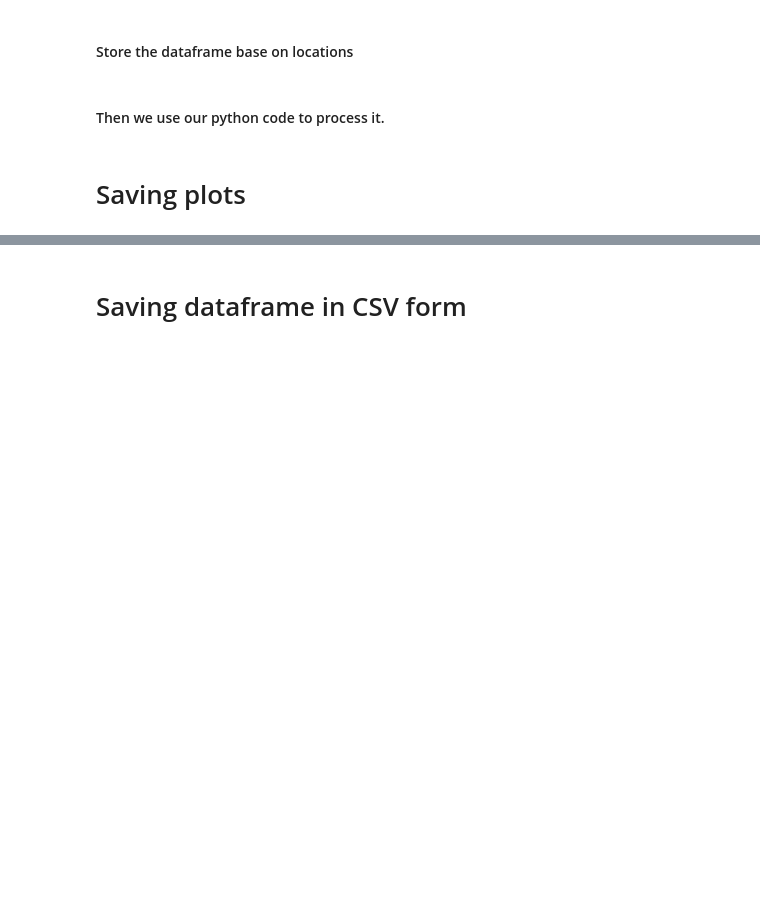
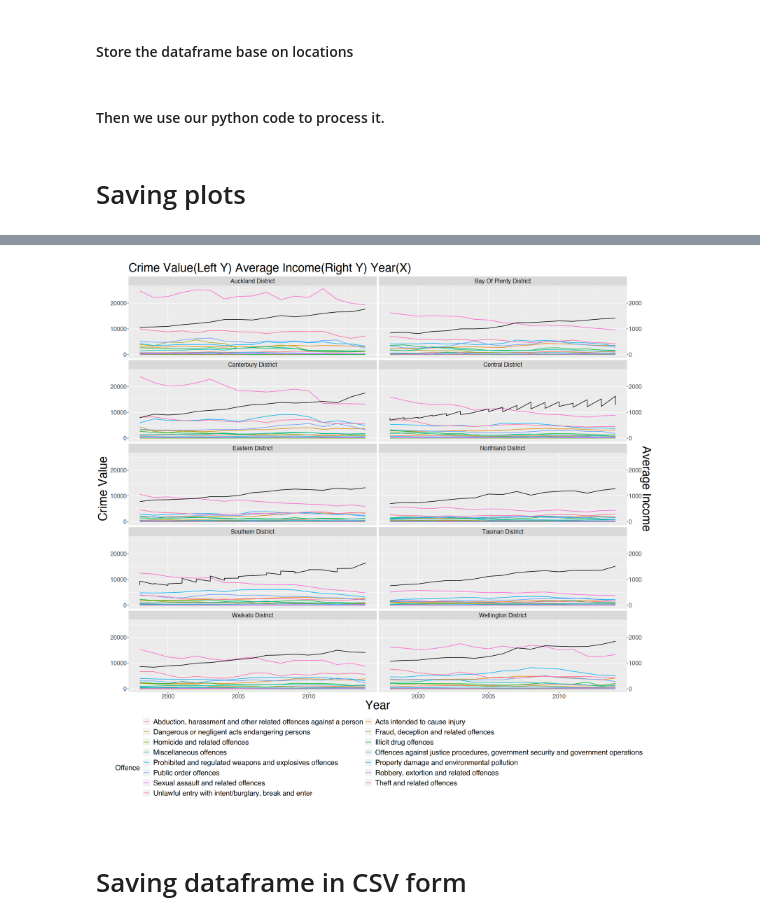
Before and after one commit to JunweiL0-0/201-Group-project, a Jupyter notebook: 201GroupProject.ipynb, the cells around one changed output, grey strips where cells are left out. Drawn from its saved outputs; the diff is of its cells as text; code cells hidden in the pictures; blank space fills up the shorter version.

```diff
--- a/201GroupProject.ipynb
+++ b/201GroupProject.ipynb
@@ -734,34 +716,0 @@ crime_income_plot
-# %%
-# Double Y axis
-
-# Process dataframe
-remove_total_inner_joined_df <- inner_joined_df[inner_joined_df$Location!="Total New Zealand",] # Remove Value, so we can show the plot better.
-remove_total_inner_joined_df <- remove_total_inner_joined_df[remove_total_inner_joined_df$Offence!="Total Offences",] # Remove Value in order to present the plot better
-
-# Mapping
-tmp_mapped <- remove_total_inner_joined_df %>%
-  ggplot(., aes(x = Year)) + # Set x axis
-  geom_line(aes(y = Value, color = Offence)) + # First line
-  geom_line(aes(y = Average_Income_from_All_Sources_collected*10)) # Second line. And we mutiple the income by 10 so we can see the changes.
-
-# Lables
-tmp_labeled <-  tmp_mapped +
-  scale_y_continuous(
-    name = "Crime Value", # Features of the first axis
-    sec.axis = sec_axis(~./10, name="Average Income") # Add a second axis and specify its features. And we divide the value by 10
-  )
-
-# Plotting
-double_axis_plot <- tmp_labeled +
-  facet_wrap(~Location, nrow = 6) +
-  theme(plot.title = element_text(size = 30),
-        axis.title = element_text(size = 30),
-        axis.text = element_text(size = 15),
-        legend.title = element_text(size = 18),
-        legend.text = element_text(size = 18),
-        legend.position = "bottom") + # Change size and legend position
-  guides(color=guide_legend(nrow=10,byrow=TRUE)) + # Assigne the layout
-  theme(strip.text.x = element_text(size = 15)) # Facet title font size
-
-# Output
-double_axis_plot
@@ -1081,6 +1044,8 @@ crime_df_plot
 ggsave("crime_df_plot.pdf", width = 15, height = 10, plot = crime_df_plot, device = 'pdf')
 # %%
 # Review plot
-crime_income_plot
+double_axis_plot
+# %% [output]
+[figure, added]
 # %%
 # Save a ggplot with a sensible default
```
Also changed, not shown: parts of 18 cells of this notebook, 8 other files.
